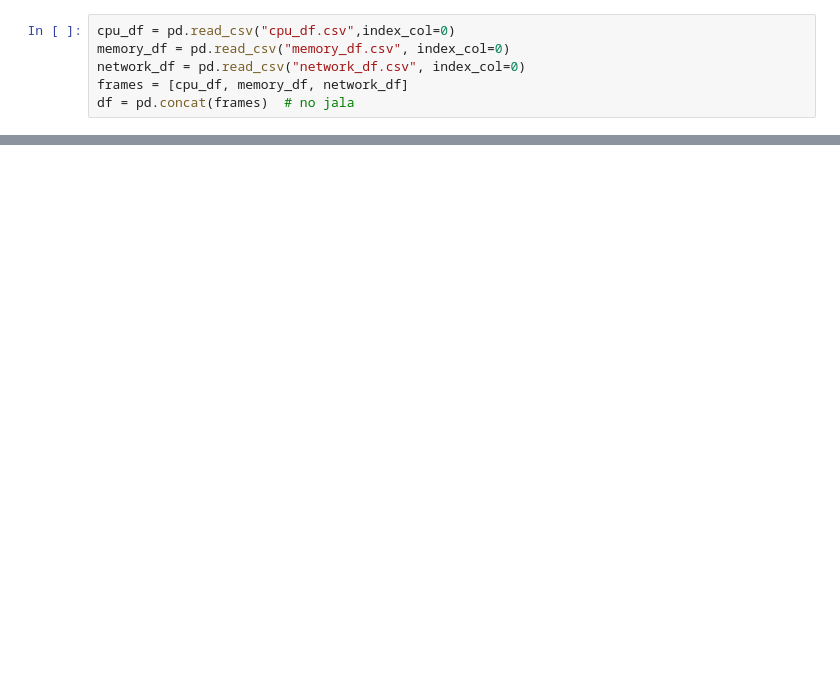
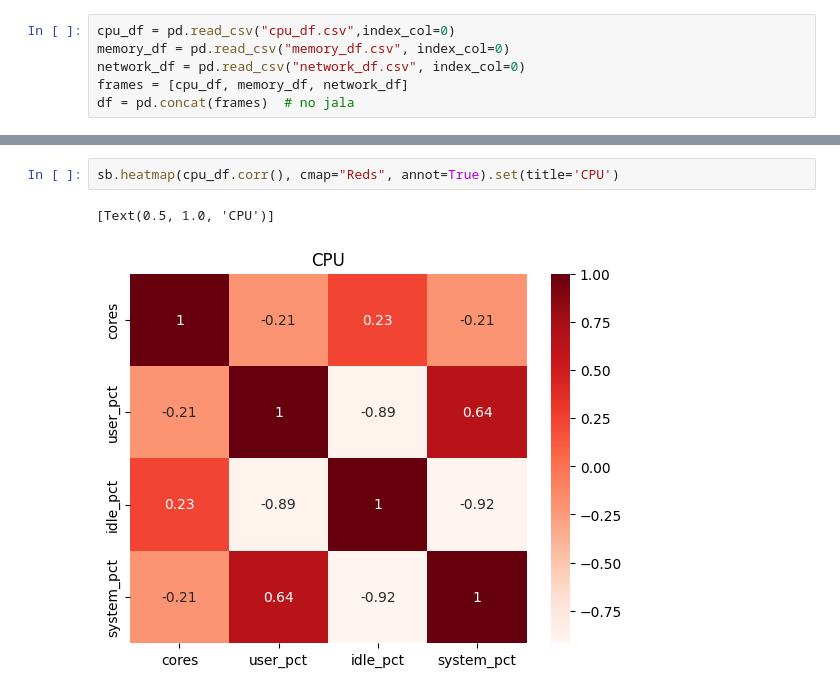
Before and after one commit to ModifiedBear/DSC-Datathon, a Jupyter notebook: combine_features.ipynb, the cells around one changed output, grey strips where cells are left out. Cells and saved outputs as stored; diff of their text form; blank space fills up the shorter version.

```diff
--- a/combine_features.ipynb
+++ b/combine_features.ipynb
@@ -20,0 +24,5 @@ cpu_df.corr()
+# %%
+sb.heatmap(cpu_df.corr(), cmap="Reds", annot=True).set(title='CPU')
+# %% [output]
+[Text(0.5, 1.0, 'CPU')]
+[figure, added]
```
Also changed, not shown: parts of 4 cells of this notebook.
